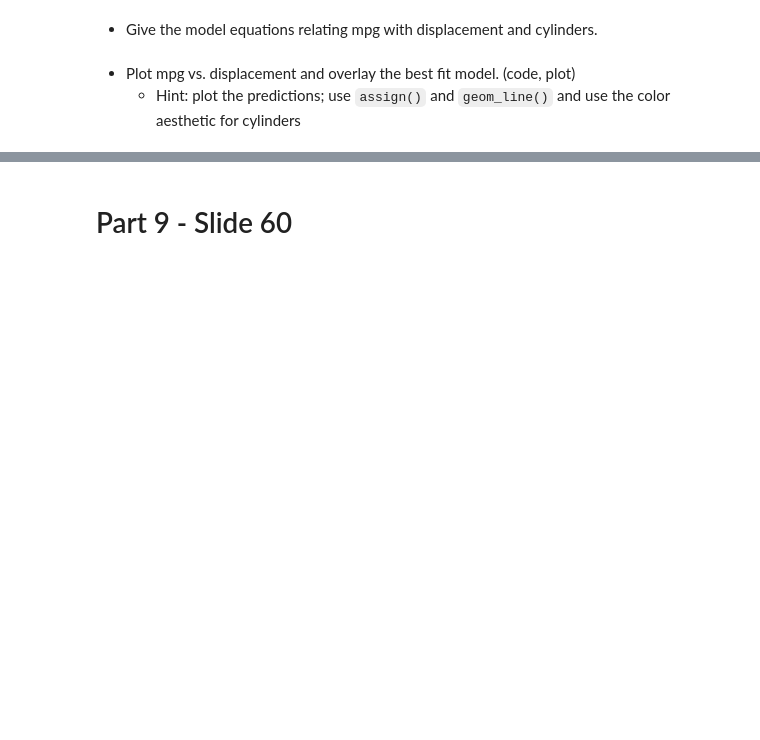
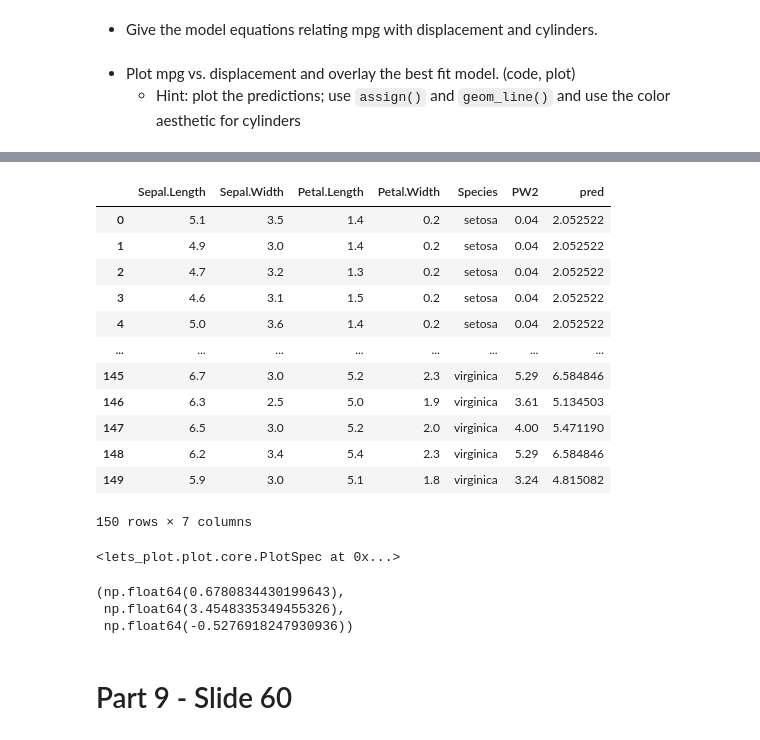
Before and after one commit to Avelez164/Data-Science-Big-Data, a Jupyter notebook: regression.ipynb, the cells around one changed output, grey strips where cells are left out. Saved outputs shown, nothing was run; the diff lists cells and outputs as text; code cells hidden in the pictures; blank space fills up the shorter version.

```diff
--- a/regression.ipynb
+++ b/regression.ipynb
@@ -456,3 +541,40 @@ NameError: name 'auto_mpg' is not defined
+# %%
+iris
+# %% [output]
+|  | Sepal.Length | Sepal.Width | Petal.Length | Petal.Width | Species | PW2 | pred |
+| 0 | 5.1 | 3.5 | 1.4 | 0.2 | setosa | 0.04 | 2.052522 |
+| 1 | 4.9 | 3.0 | 1.4 | 0.2 | setosa | 0.04 | 2.052522 |
+| 2 | 4.7 | 3.2 | 1.3 | 0.2 | setosa | 0.04 | 2.052522 |
+| 3 | 4.6 | 3.1 | 1.5 | 0.2 | setosa | 0.04 | 2.052522 |
+| 4 | 5.0 | 3.6 | 1.4 | 0.2 | setosa | 0.04 | 2.052522 |
+| ... | ... | ... | ... | ... | ... | ... | ... |
+| 145 | 6.7 | 3.0 | 5.2 | 2.3 | virginica | 5.29 | 6.584846 |
+| 146 | 6.3 | 2.5 | 5.0 | 1.9 | virginica | 3.61 | 5.134503 |
+| 147 | 6.5 | 3.0 | 5.2 | 2.0 | virginica | 4.00 | 5.471190 |
+| 148 | 6.2 | 3.4 | 5.4 | 2.3 | virginica | 5.29 | 6.584846 |
+| 149 | 5.9 | 3.0 | 5.1 | 1.8 | virginica | 3.24 | 4.815082 |
+150 rows × 7 columns
+# %%
+iris['PW2'] = iris['Petal.Width']**2
+iris_PW2_model = LinearRegression()
+X = iris[['Petal.Width','PW2']]
+y = iris['Petal.Length']
+iris_PW2_model.fit(X, y)
+iris_PW2_model.predict(X)
+iris['pred'] = iris_PW2_model.predict(X)
+(
+    ggplot(data=iris)
+    + geom_point(mapping=aes(x='Petal.Width', y='Petal.Length'))
+    +geom_line(mapping=aes(x='Petal.Width', y='pred'), color='red')
+)
+# %% [output]
+<lets_plot.plot.core.PlotSpec at 0x...>
+# %%
+iris_PW2_model.intercept_, *iris_PW2_model.coef_
+# %% [output]
+(np.float64(0.6780834430199643),
+ np.float64(3.4548335349455326),
+ np.float64(-0.5276918247930936))
 # %% [markdown]
 # Part 9 - Slide 60
 # %% [markdown]
```
Also changed, not shown: parts of 10 cells of this notebook.
